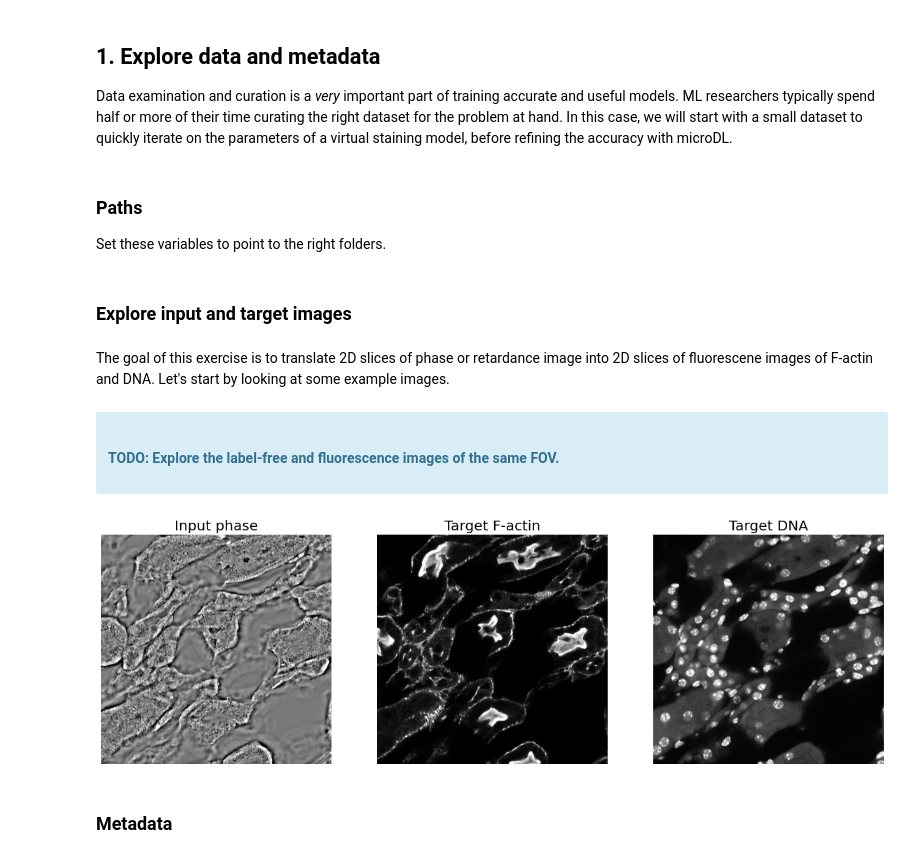
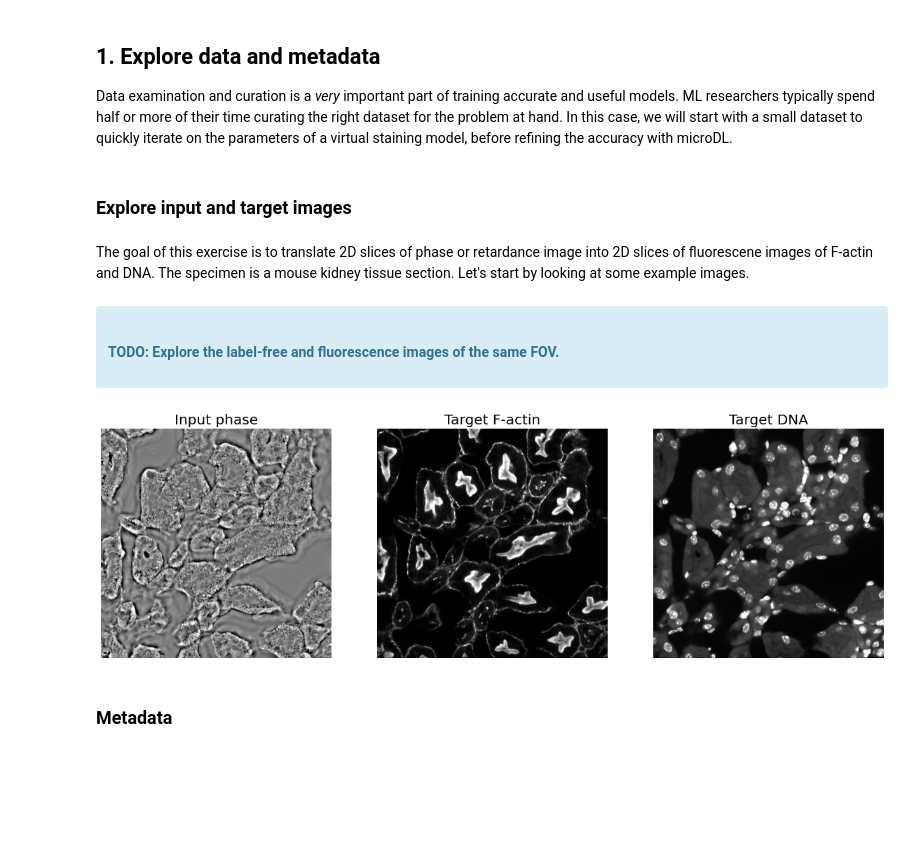
Before and after one commit to dlmbl/image_translation, a Jupyter notebook: solution.ipynb, the cells around one changed output. Cells and saved outputs as stored; diff of their text form; code cells hidden in the pictures; blank space fills up the shorter version.

```diff
--- a/solution.ipynb
+++ b/solution.ipynb
@@ -34,0 +35,14 @@ In the second half, you can fine tune the model or explore translation between d
+# %%
+import os
+import sys
+
+TOP_DIR = os.path.expanduser('.') # Top directory in which microDL library, data, patches, and trained models are saved.'.' means current directory.
+INPUT_DIR = os.path.join(TOP_DIR, 'data') # directory where raw data is saved.
+TILE_DIR = os.path.join(TOP_DIR, 'phase2dna_microdl_patches') # directory where patches will be saved.
+MODEL_DIR = os.path.join(TOP_DIR, 'microdl_model') # directory where model will be saved.
+module_path = os.path.join(TOP_DIR, 'microDL') #directory of microDL module.
+
+# make sure that microDL library can be seen by this interpreter.
+if module_path not in sys.path:
+    sys.path.append(module_path)
+print(sys.path)
@@ -82,6 +95,3 @@ The autoreload extension is already loaded. To reload it, use:
 ## 1. Explore data and metadata
 
 Data examination and curation is a *very* important part of training accurate and useful models. ML researchers typically spend half or more of their time curating the right dataset for the problem at hand. In this case, we will start with a small dataset to quickly iterate on the parameters of a virtual staining model, before refining the accuracy with microDL.
-# %% [markdown]
-### Paths
-Set these variables to point to the right folders.
@@ -96,40 +98,38 @@ module_path = os.path.join(TOP_DIR, 'microDL') #directory of microDL module.
 # %% [markdown]
 ### Explore input and target images
 # %% [markdown]
-The goal of this exercise is to translate 2D slices of phase or retardance image into 2D slices of fluorescene images of F-actin and DNA. Let's start by looking at some example images.
+The goal of this exercise is to translate 2D slices of phase or retardance image into 2D slices of fluorescene images of F-actin and DNA. The specimen is a mouse kidney tissue section. Let's start by looking at some example images.
 # %% [markdown]
 <div class="alert alert-block alert-info"><h4>
     TODO: Explore the label-free and fluorescence images of the same FOV.
 # %%
-# This is the directory where our imaging data is downloaded
-
-# import the libaries again if the plots don't display properly
-actin_path = os.path.join(INPUT_DIR, 'img_568_t000_p003_z010.tif') #F-actin was imaged with Alexa Fluor 568 using 468nm excitation wavelength.
-dna_path=os.path.join(INPUT_DIR, 'img_405_t000_p003_z010.tif') # DNA was imaged with Hoechst using 405nm excitation wavelength.
-input_path=os.path.join(INPUT_DIR,'img_phase_t000_p003_z010.tif') # the phase and polarization were imaged using 530nm wavelength.
+position = 5
+actin_path = os.path.join(INPUT_DIR, f'img_568_t000_p{position:03}_z010.tif') #F-actin was imaged with Alexa Fluor 568 using 468nm excitation wavelength.
+dna_path=os.path.join(INPUT_DIR, f'img_405_t000_p{position:03}_z010.tif') # DNA was imaged with Hoechst using 405nm excitation wavelength.
+input_path=os.path.join(INPUT_DIR,f'img_phase_t000_p{position:03}_z010.tif') # the phase and polarization were imaged using 530nm wavelength.
 
 actin = im_utils.read_image(actin_path)
 # This will clip the top and bottom 1% of intensitites
 actin = norm_utils.hist_clipping(actin, 1, 99)
 dna = im_utils.read_image(dna_path)
 dna = norm_utils.hist_clipping(dna, 1, 99)
 im_input = im_utils.read_image(input_path)
 im_input = norm_utils.hist_clipping(im_input, 0.8, 99.5)
 fig, ax = plt.subplots(1, 3)
 fig.set_size_inches(20, 15)
 ax = ax.flatten()
 ax[0].imshow(im_input, cmap='gray')
 ax[0].set_title('Input phase',fontsize=20)
 ax[1].imshow(actin, cmap='gray')
 ax[1].set_title('Target F-actin',fontsize=20)
 ax[2].imshow(dna, cmap='gray')
 ax[2].set_title('Target DNA',fontsize=20)
 for a in ax: a.axis('off')
 
 plt.show()
 plt.close('all')
 # %% [output]
-[figure, old version]
+[figure, new version]
 # %% [markdown]
 ### Metadata <a class="anchor" id="metadata"></a>
 # %% [markdown]
```
Also changed, not shown: parts of 32 cells of this notebook, 1 other file.
